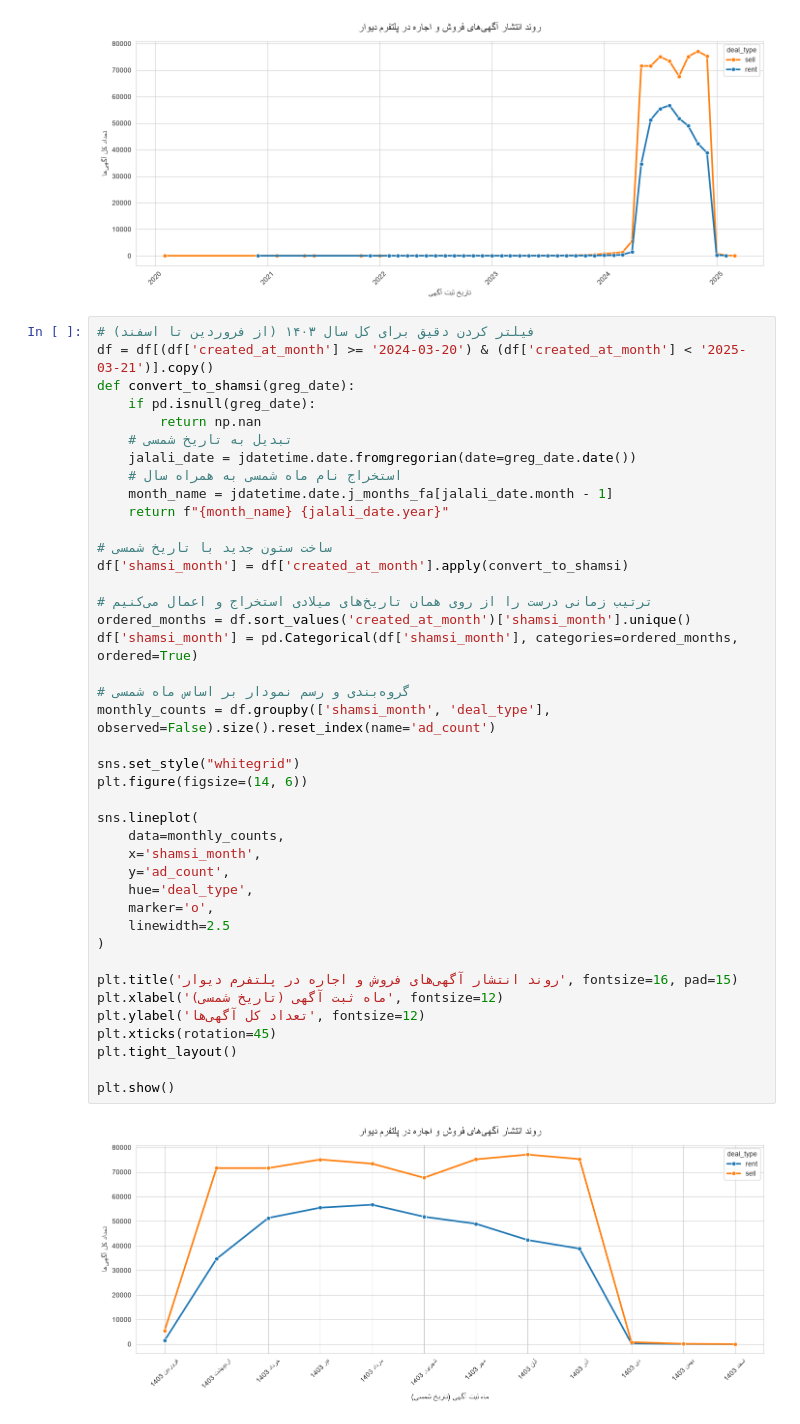
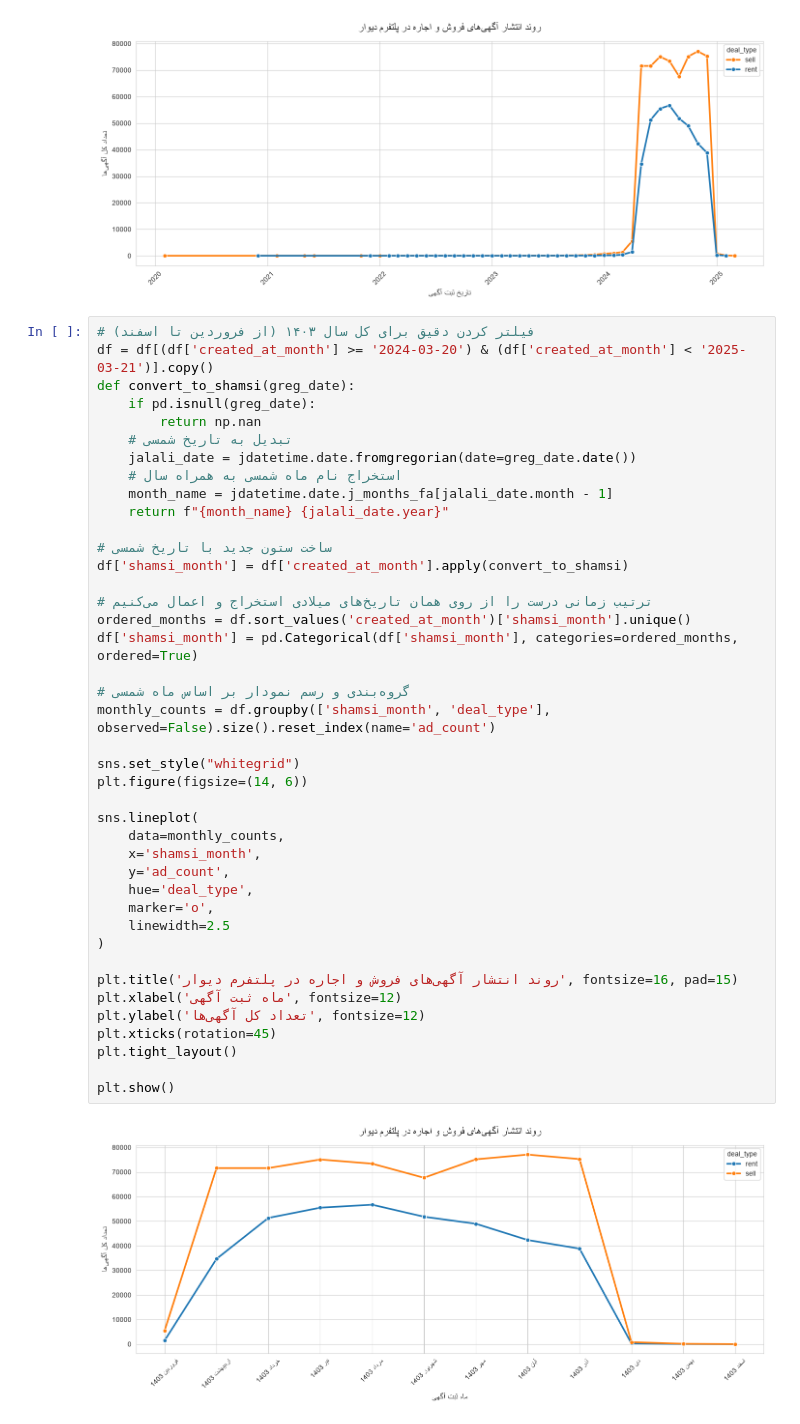
Before and after one commit to MaZiayee/QueraAiBootcamp-TeamProject, a Jupyter notebook: notebooks/1_EDA/ali_Q3_Q8_EDA.ipynb, the cells around one changed output. Cells and saved outputs as stored; diff of their text form.

```diff
--- a/notebooks/1_EDA/ali_Q3_Q8_EDA.ipynb
+++ b/notebooks/1_EDA/ali_Q3_Q8_EDA.ipynb
@@ -94,32 +94,32 @@ def convert_to_shamsi(greg_date):
 
 # ساخت ستون جدید با تاریخ شمسی
 df['shamsi_month'] = df['created_at_month'].apply(convert_to_shamsi)
 
 # ترتیب زمانی درست را از روی همان تاریخ‌های میلادی استخراج و اعمال می‌کنیم
 ordered_months = df.sort_values('created_at_month')['shamsi_month'].unique()
 df['shamsi_month'] = pd.Categorical(df['shamsi_month'], categories=ordered_months, ordered=True)
 
 # گروه‌بندی و رسم نمودار بر اساس ماه شمسی
 monthly_counts = df.groupby(['shamsi_month', 'deal_type'], observed=False).size().reset_index(name='ad_count')
 
 sns.set_style("whitegrid")
 plt.figure(figsize=(14, 6))
 
 sns.lineplot(
     data=monthly_counts,
     x='shamsi_month',
     y='ad_count',
     hue='deal_type',
     marker='o',
     linewidth=2.5
 )
 
 plt.title('روند انتشار آگهی‌های فروش و اجاره در پلتفرم دیوار', fontsize=16, pad=15)
-plt.xlabel('ماه ثبت آگهی (تاریخ شمسی)', fontsize=12)
+plt.xlabel('ماه ثبت آگهی', fontsize=12)
 plt.ylabel('تعداد کل آگهی‌ها', fontsize=12)
 plt.xticks(rotation=45)
 plt.tight_layout()
 
 plt.show()
 # %% [output]
-[figure, old version]
+[figure, new version]
```
Also changed, not shown: parts of 4 cells of this notebook.
